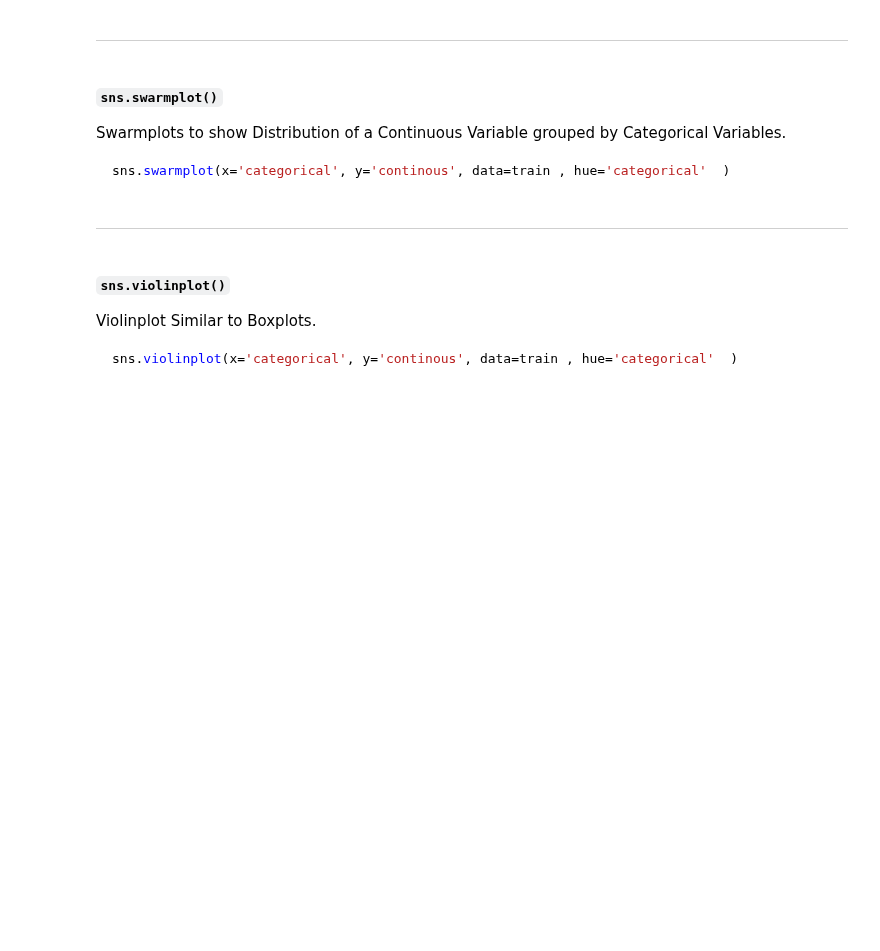
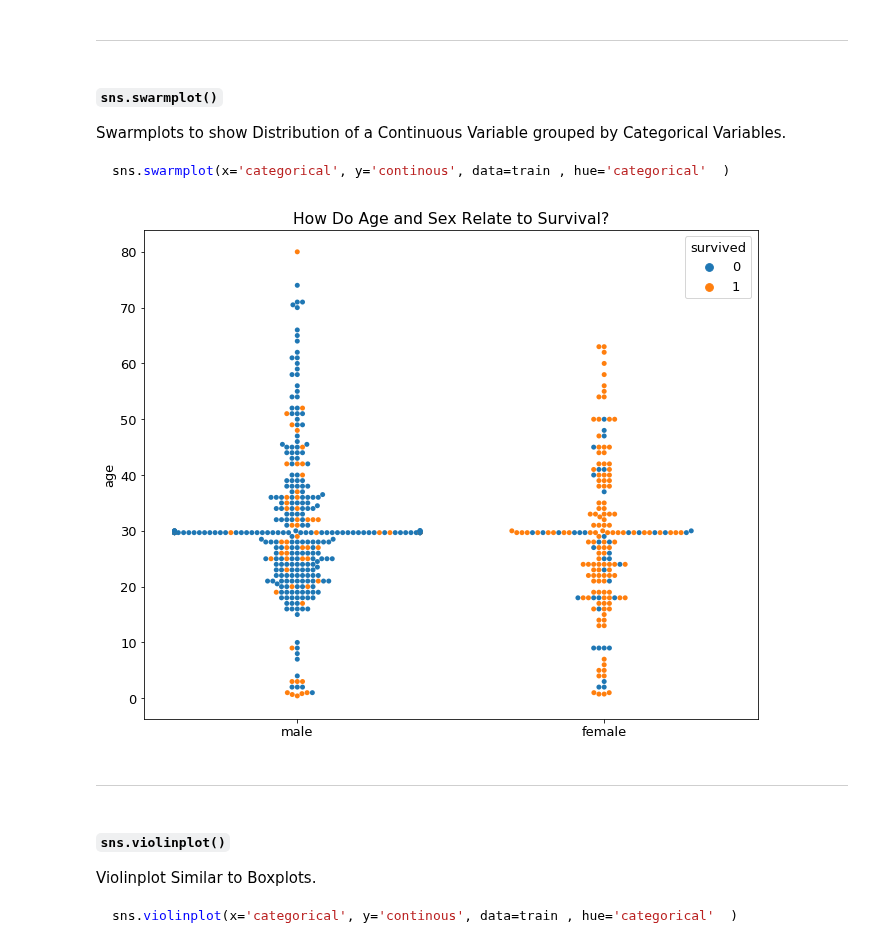
Before and after one commit to faithkane3/classification, a Jupyter notebook: classification_review.ipynb, the cells around one changed output. Cells and saved outputs as stored; diff of their text form; code cells hidden in the pictures; blank space fills up the shorter version.

````diff
--- a/classification_review.ipynb
+++ b/classification_review.ipynb
@@ -741,10 +770,13 @@ Swarmplots to show Distribution of a Continuous Variable grouped by Categorical
 sns.swarmplot(x='categorical', y='continous', data=train , hue='categorical'  )
 ```
 # %%
-sns.swarmplot(x='Sex', y='Age', data=train , hue='Survived'  )
+sns.swarmplot(x='sex', y='age', data=train , hue='survived'  )
 
 plt.title('How Do Age and Sex Relate to Survival?')
+plt.xlabel('')
 plt.show()
+# %% [output]
+[figure, added]
 # %% [markdown]
 ___
 # %% [markdown]
````
Also changed, not shown: parts of 118 cells of this notebook.
